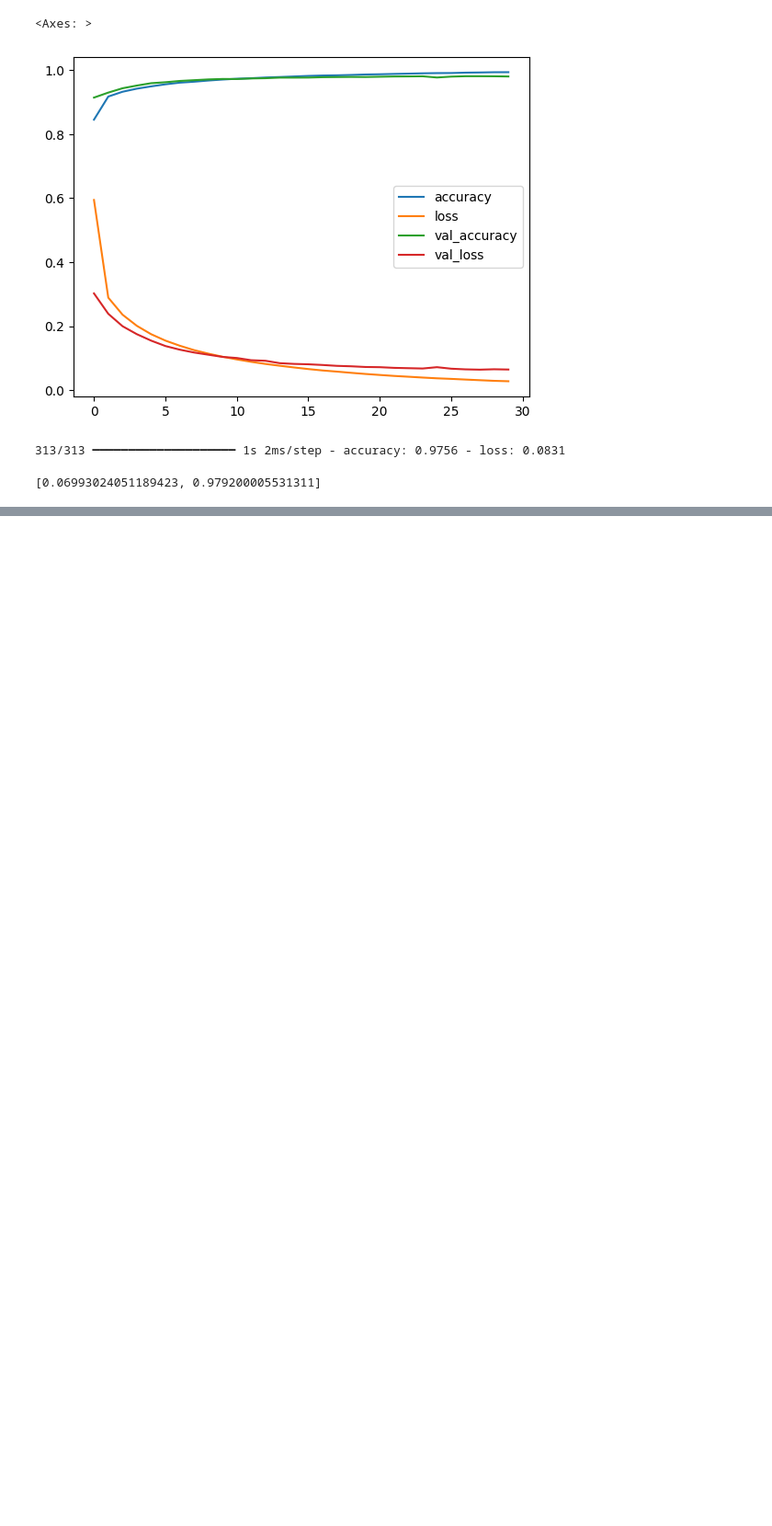
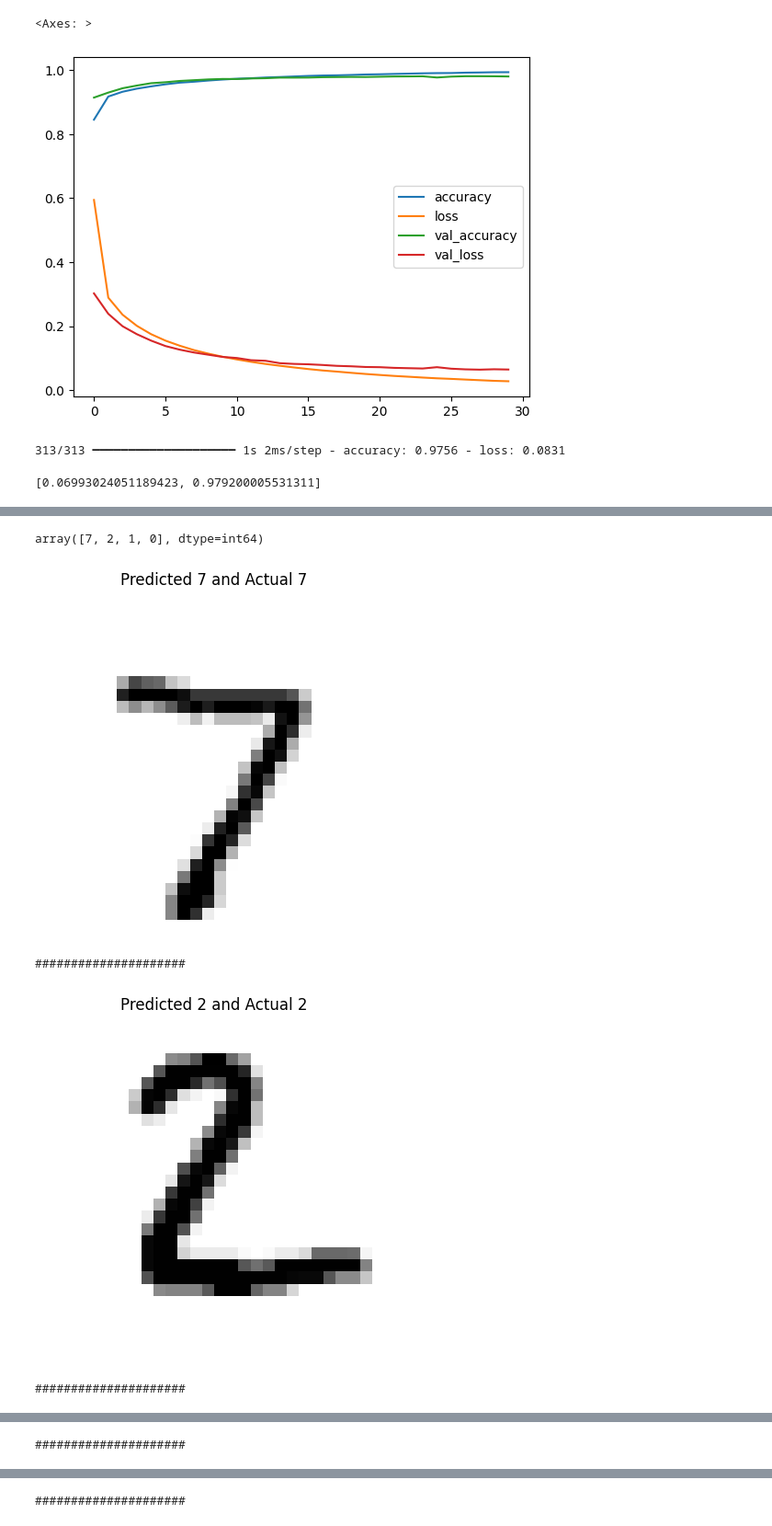
Before and after one commit to Monish-Nallagondalla/Deep_Learning_practise, a Jupyter notebook: ANN_implementation.ipynb, the cells around one changed output, grey strips where cells are left out. Shown at 92% size. Cells and saved outputs as stored; diff of their text form; code cells hidden in the pictures; blank space fills up the shorter version.

```diff
--- a/ANN_implementation.ipynb
+++ b/ANN_implementation.ipynb
@@ -259,0 +258,5 @@ model_clf.evaluate(X_test, y_test)
+# %%
+x_new = X_test[:4]
+# %%
+actual = y_test[:4]
+actual
@@ -259,0 +265,3 @@ model_clf.evaluate(X_test, y_test)
+# %%
+y_prob = model_clf.predict(x_new)
+y_prob.round(3)
@@ -259,0 +278,18 @@ model_clf.evaluate(X_test, y_test)
+# %%
+y_pred = np.argmax(y_prob ,axis=-1)
+# %%
+y_pred
+# %% [output]
+array([7, 2, 1, 0], dtype=int64)
+# %%
+for data , pred , actual_data in zip (x_new,y_pred,actual):
+    plt.imshow(data , cmap='binary')
+    plt.title(f"Predicted {pred} and Actual {actual_data}")
+    plt.axis('off')
+    plt.show()
+    print('#####################')
+# %% [output]
+[figure, added]
+#####################
+[figure, added]
+#####################
@@ -259,0 +297 @@ model_clf.evaluate(X_test, y_test)
+#####################
@@ -259,0 +299 @@ model_clf.evaluate(X_test, y_test)
+#####################
```
Also changed, not shown: parts of 4 cells of this notebook.
